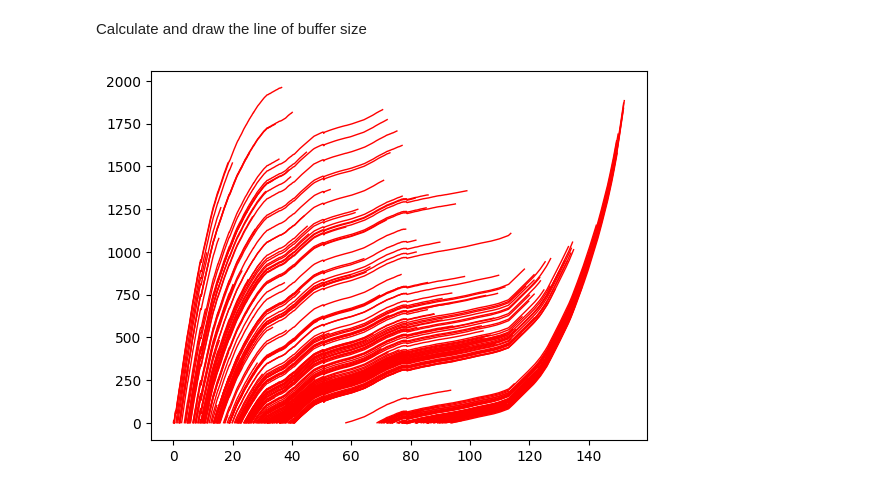
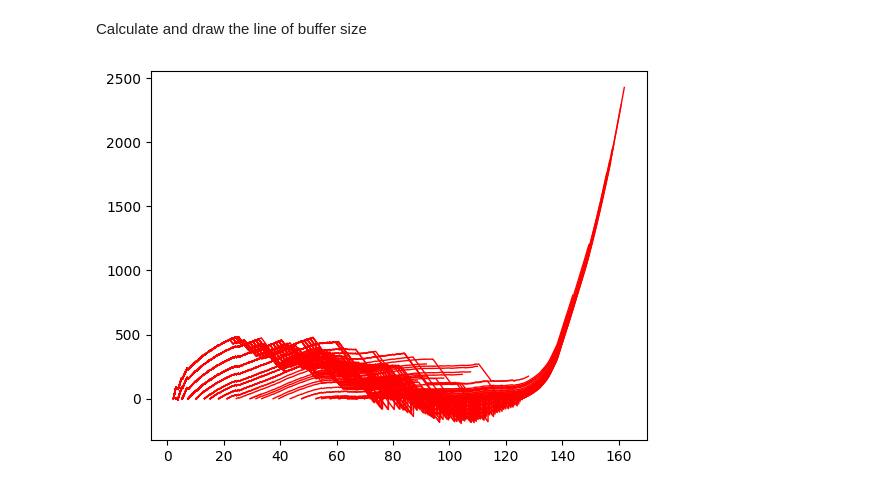
Before and after one commit to flyinglandlord/sglang, a Jupyter notebook: experiments.ipynb, the cells around one changed output. Cells and saved outputs as stored; diff of their text form; code cells hidden in the pictures.

```diff
--- a/experiments.ipynb
+++ b/experiments.ipynb
@@ -126,7 +126,7 @@ Effective Throughput Score: 9760.966
 # %% [markdown]
 Draw the graph of each request output tokens vs time
 # %%
-draw_target = outputs_baseline
+draw_target = outputs
 
 output = draw_target[0]
 cum_itl = [0] + np.cumsum(output.itl)
@@ -151,28 +151,28 @@ for i in range(len(draw_target)):
 # %% [markdown]
 Calculate and draw the line of buffer size
 # %%
-draw_target = outputs_baseline
+draw_target = outputs
 
 output = draw_target[0]
 cum_itl = [0] + np.cumsum(output.itl)
 token_num = list(range(0, len(cum_itl)))
 min_request_time = draw_target[0].request_time
 for i in range(len(draw_target)):
     min_request_time = min(min_request_time, draw_target[i].request_time)
 
 for i in range(len(draw_target)):
     output = draw_target[i]
     cum_itl = [0] + np.cumsum(output.itl)
     token_num = list(range(0, len(cum_itl)))
     buffer_size = [0]
     for j in range(len(output.itl)):
         last_size = buffer_size[-1] if buffer_size[-1] >= 0 else 0
         last_size += 1
         last_size -= output.itl[j] * output.output_speed
         buffer_size.append(last_size)
     if output.output_speed < 30:
         plt.plot((output.request_time - min_request_time) + output.ttft + cum_itl, buffer_size[1:], color='blue', linewidth=1)
     else:
         plt.plot((output.request_time - min_request_time) + output.ttft + cum_itl, buffer_size[1:], color='red', linewidth=1)
 # %% [output]
-[figure, old version]
+[figure, new version]
```
Also changed, not shown: parts of 2 cells of this notebook, 5 other files.
